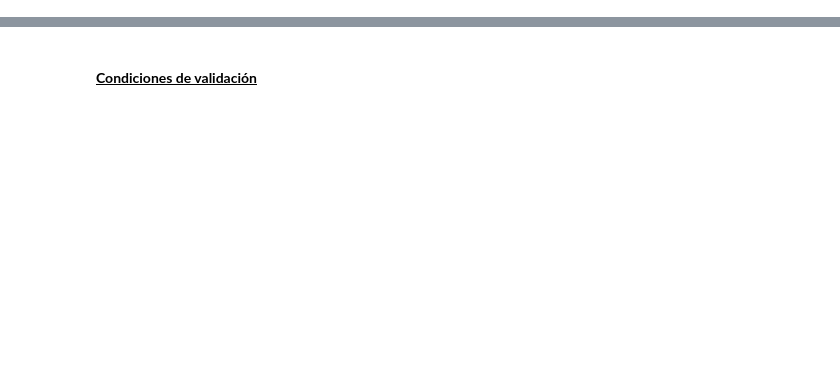
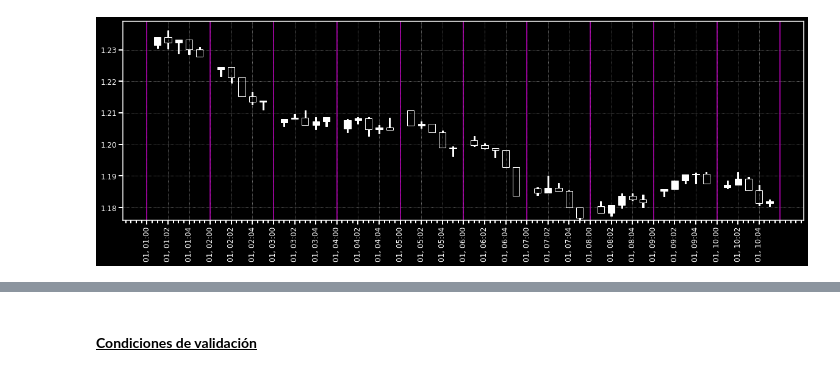
Before and after one commit to gsolaril/4AMBOT, a Jupyter notebook: Formulación.ipynb, the cells around one changed output, grey strips where cells are left out. Cells and saved outputs as stored; diff of their text form; code cells hidden in the pictures; blank space fills up the shorter version.

```diff
--- a/Formulación.ipynb
+++ b/Formulación.ipynb
@@ -12,10 +19,10 @@
 # %%
 import pandas, numpy, datetime, matplotlib, matplotlib.pyplot, requests, datetime
-URL = "https://drive.google.com/uc?id="
-ID = "1o6V-ua4JWKU1t3bt9sFctSTjturNqwGe"
-REQ = requests.get(URL + ID, allow_redirects = True)
+Git, File = "https://raw.githubusercontent.com/gsolaril/4AMBOT/main/", "tools.py"
+REQ = requests.get(Git + File, allow_redirects = True)
 open("./tools.py", "wb").write(REQ.content)
+GDrive = "https://drive.google.com/uc?id="
 ID = "1TawPXELPzNlySaOx3HT67A-wHwRxuWjQ"
-matplotlib.pyplot.style.use(URL + ID)
+matplotlib.pyplot.style.use(GDrive + ID) ## Plot template.
 from IPython.display import display
 from tools import GMAData, GMAPlot
@@ -26,21 +48,23 @@ from tools import GMAData, GMAPlot
 # %%
-pmin = 1.2345  ;   nc = 5
-pmnd = 0.001   ;  nb = 10
+p_start = 1.2345  ;   nV = 5
+p_delta = 0.001   ;  nG = 10
 ##########################
 dates = datetime.datetime(2025, 10, 1)
-Tix = numpy.random.randn(10*(nc + 1)*nb).cumsum()
-Tix = (pmin + Tix*pmnd).round(5).reshape(-1, 10)
-O, H, L = Tix[:, 0], Tix.max(1), Tix.min(1)
-C = numpy.append(O[1:], Tix[-1, -1])
+R = numpy.random.randn(10*(nV + 1)*nG).cumsum()
+R = (p_start + p_delta*R).round(5).reshape(-1, 10)
+O, H, L = R[:, 0], R.max(1), R.min(1)
+C = numpy.append(O[1:], R[-1, -1])
 minute = datetime.timedelta(minutes = 1)
-dates += numpy.arange(nc + 1)*minute
+dates += numpy.arange(nV + 1)*minute
 hour = datetime.timedelta(hours = 1)
-times = numpy.arange(0, nb, 1/(nc + 1)).astype(int)
-times = numpy.tile(dates, nb) + (1 + times)*hour
+times = numpy.arange(0, nG, 1/(nV + 1)).astype(int)
+times = numpy.tile(dates, nG) + (1 + times)*hour
 data = {"O": O, "H": H, "L": L, "C": C}
 data = pandas.DataFrame(data, index = times)
-data.iloc[:: nc + 1] = None
-_, Axes = GMAPlot.candle_plot(data)
-Axes.tick_params(labelsize = 12)
-for b in range(nb + 1):
-    Axes.axvline(x = (nc + 1)*b, color = "m")
+data.iloc[:: nV + 1] = None
+Figure1, Axes1 = GMAPlot.candle_plot(data)
+Axes1.tick_params(labelsize = 12)
+for group in range(nG + 1):
+    Axes1.axvline(x = (nV + 1)*group, color = "m")
+# %% [output]
+[figure, added]
```
Also changed, not shown: parts of 24 cells of this notebook.
